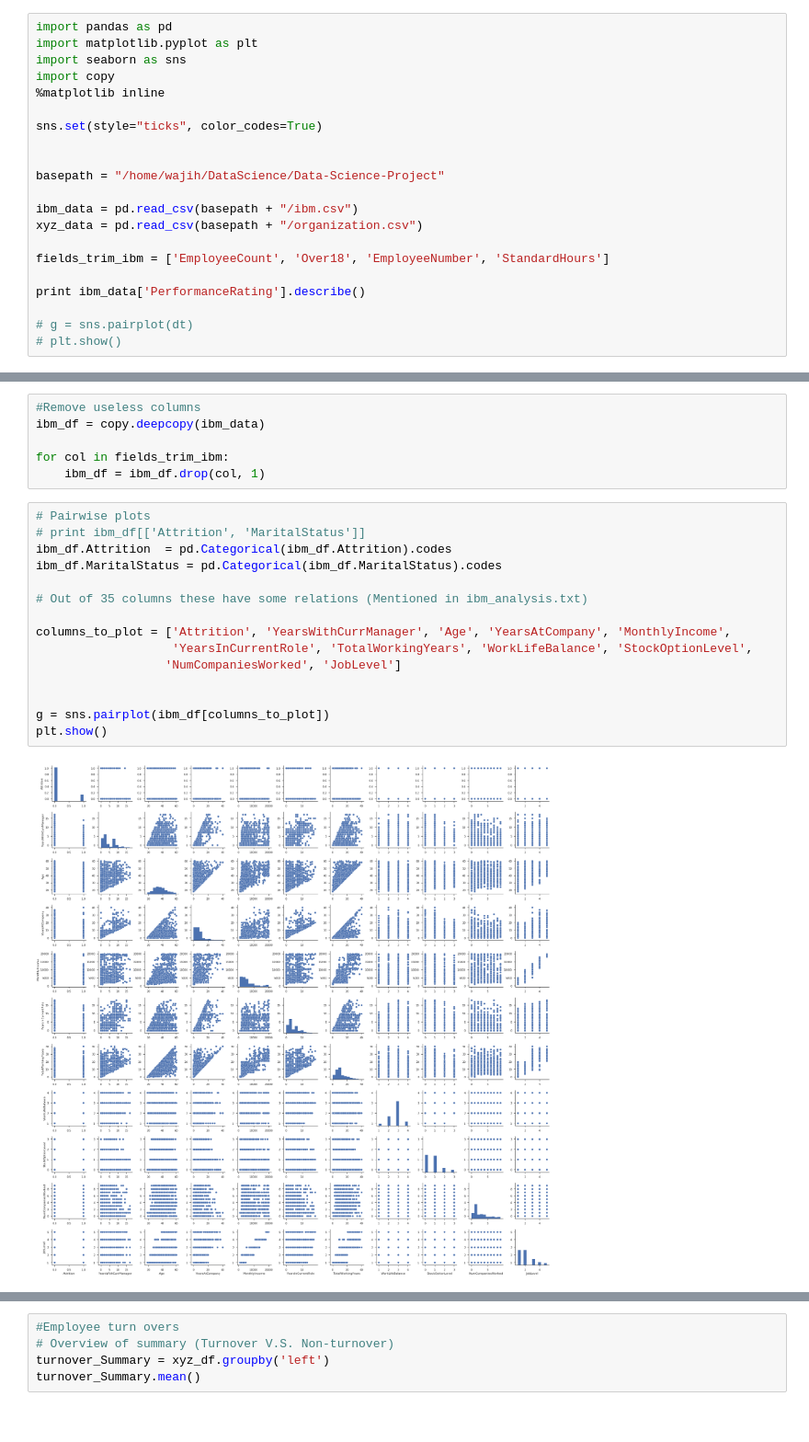
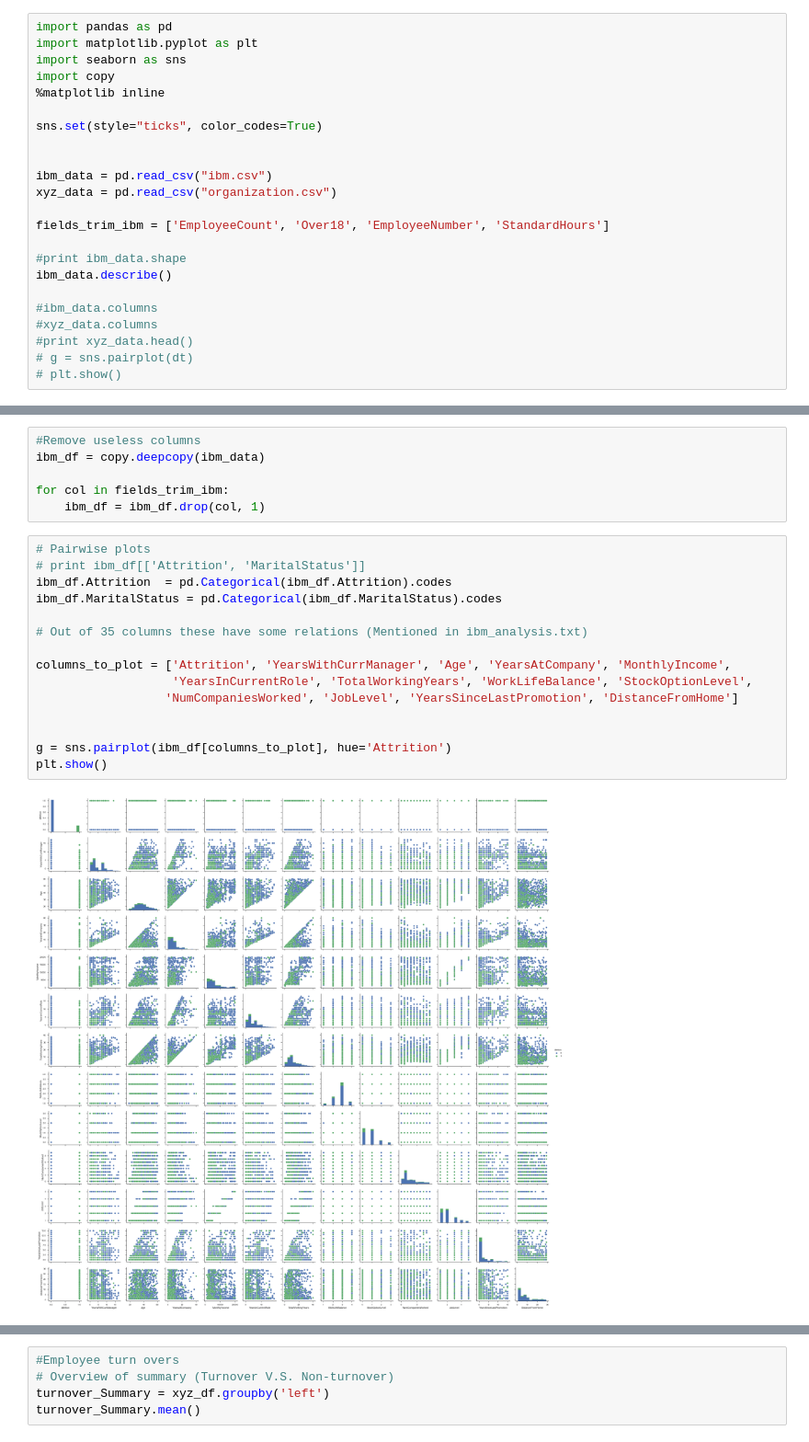
Before and after one commit to Wajih-Sid/Data-Science-Project, a Jupyter notebook: Project.ipynb, the cells around one changed output, grey strips where cells are left out. Shown at 92% size. Drawn from its saved outputs; the diff is of its cells as text.

```diff
--- a/Project.ipynb
+++ b/Project.ipynb
@@ -8,15 +8,17 @@ import copy
 sns.set(style="ticks", color_codes=True)
 
 
-basepath = "/home/wajih/DataScience/Data-Science-Project"
-
-ibm_data = pd.read_csv(basepath + "/ibm.csv")
-xyz_data = pd.read_csv(basepath + "/organization.csv")
+ibm_data = pd.read_csv("ibm.csv")
+xyz_data = pd.read_csv("organization.csv")
 
 fields_trim_ibm = ['EmployeeCount', 'Over18', 'EmployeeNumber', 'StandardHours']
 
-print ibm_data['PerformanceRating'].describe()
+#print ibm_data.shape
+ibm_data.describe()
 
+#ibm_data.columns
+#xyz_data.columns
+#print xyz_data.head()
 # g = sns.pairplot(dt)
 # plt.show()
 # %% [output]
@@ -62,20 +65,20 @@ for col in fields_trim_ibm:
 # %%
 # Pairwise plots
 # print ibm_df[['Attrition', 'MaritalStatus']]
 ibm_df.Attrition  = pd.Categorical(ibm_df.Attrition).codes
 ibm_df.MaritalStatus = pd.Categorical(ibm_df.MaritalStatus).codes
 
 # Out of 35 columns these have some relations (Mentioned in ibm_analysis.txt)
 
 columns_to_plot = ['Attrition', 'YearsWithCurrManager', 'Age', 'YearsAtCompany', 'MonthlyIncome',
                    'YearsInCurrentRole', 'TotalWorkingYears', 'WorkLifeBalance', 'StockOptionLevel',
-                  'NumCompaniesWorked', 'JobLevel']
+                  'NumCompaniesWorked', 'JobLevel', 'YearsSinceLastPromotion', 'DistanceFromHome']
 
 
-g = sns.pairplot(ibm_df[columns_to_plot])
+g = sns.pairplot(ibm_df[columns_to_plot], hue='Attrition')
 plt.show()
 # %% [output]
-[figure, old version]
+[figure, new version]
 # %%
 # EDA For XYZ Data
 xyz_df = copy.deepcopy(xyz_data)
```
Also changed, not shown: parts of 5 cells of this notebook.
